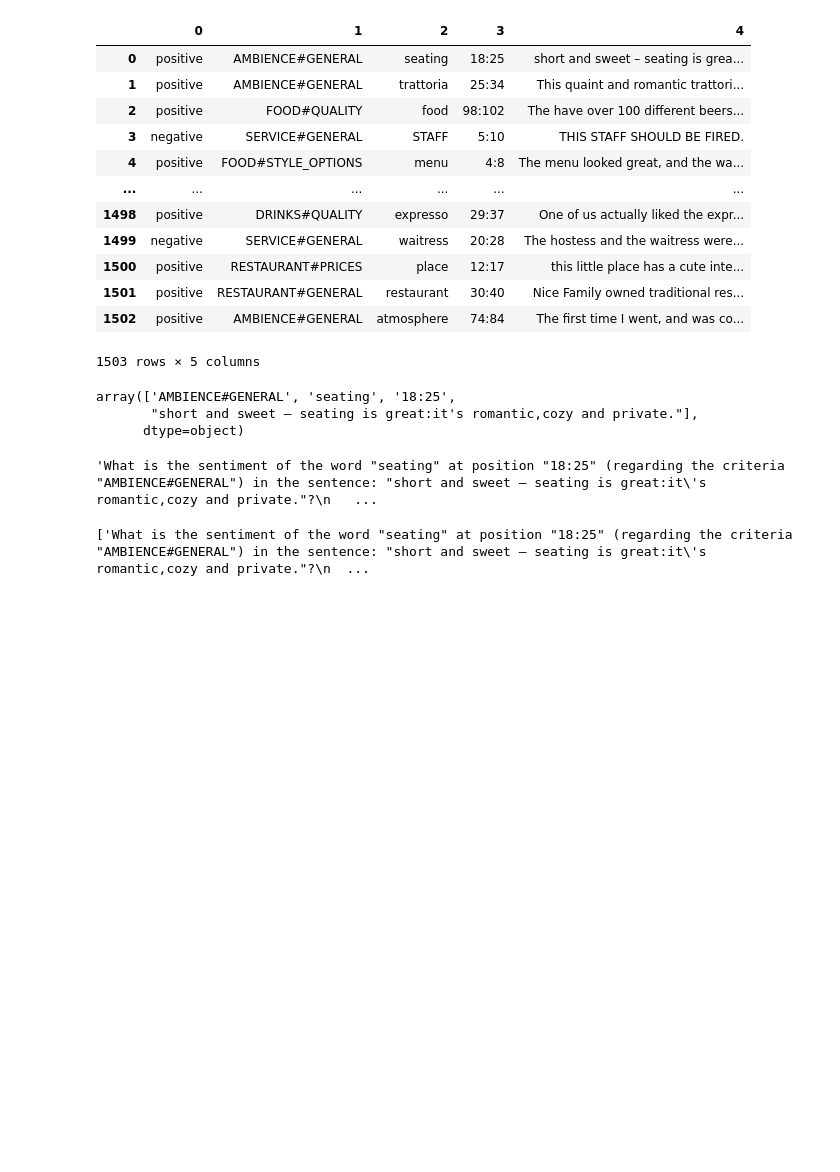
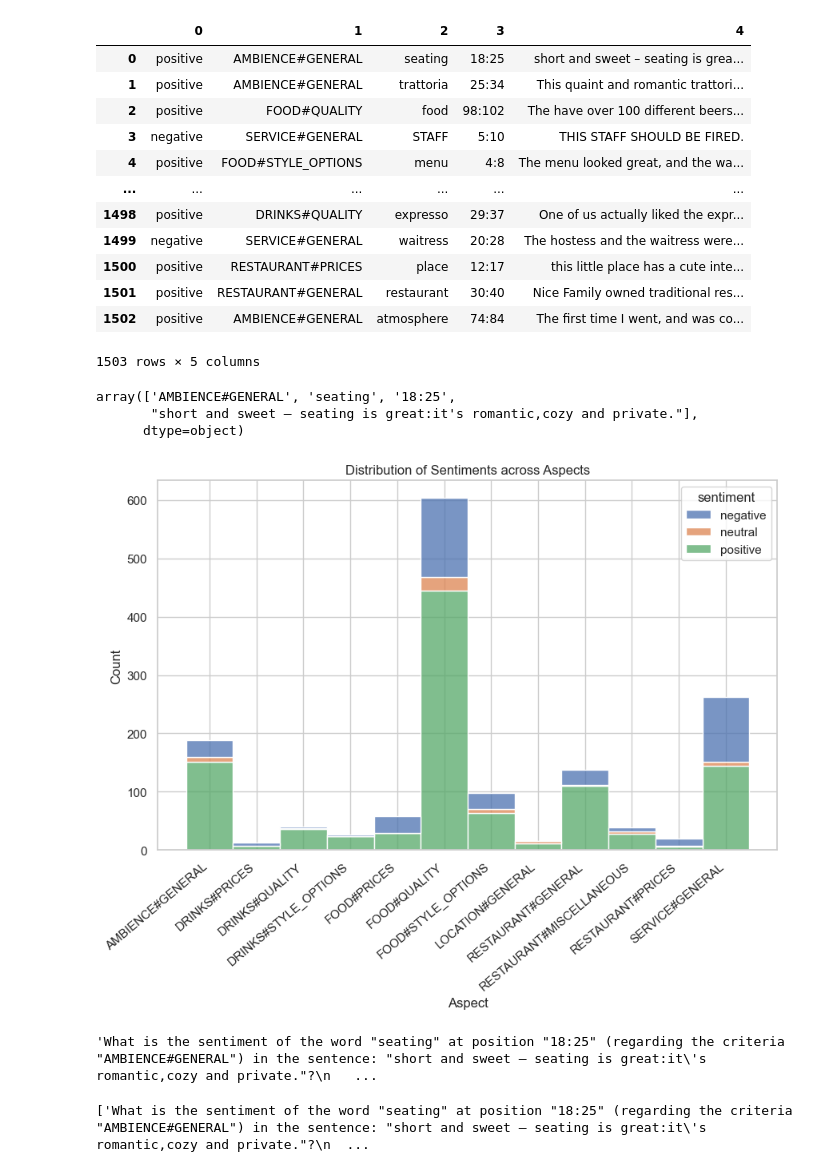
Before and after one commit to DIlyess/Aspect_Term_Polarity_Classification, a Jupyter notebook: notebook.ipynb, the cells around one changed output. Cells and saved outputs as stored; diff of their text form; code cells hidden in the pictures; blank space fills up the shorter version.

Commit message:
[README] Added data viz and updated dev accuracies

```diff
--- a/notebook.ipynb
+++ b/notebook.ipynb
@@ -41,6 +43,28 @@ df_train[["aspect", "item", "position", "sentence"]].iloc[0].values
 array(['AMBIENCE#GENERAL', 'seating', '18:25',
        "short and sweet – seating is great:it's romantic,cozy and private."],
       dtype=object)
+# %%
+df_grouped = df_train.groupby(["aspect", "sentiment"]).agg("count").reset_index()
+df_grouped = df_grouped[["aspect", "sentiment", "sentence"]]
+df_grouped.columns = ["aspect", "sentiment", "count"]
+
+
+# Plotting the distribution of the dataset
+import matplotlib.pyplot as plt
+import seaborn as sns
+
+plt.figure(figsize=(10, 6))
+sns.set_theme(style="whitegrid")
+sns.histplot(
+    data=df_grouped, x="aspect", hue="sentiment", weights="count", multiple="stack"
+)
+plt.title("Distribution of Sentiments across Aspects")
+plt.xlabel("Aspect")
+plt.ylabel("Count")
+plt.xticks(rotation=40, ha="right")
+plt.show()
+# %% [output]
+[figure, added]
 # %%
 instruct_prompt(*df_train[["item", "position", "aspect", "sentence"]].iloc[0].values)
 # %% [output]
```
Also changed, not shown: parts of 1 cell of this notebook, 2 other files.
